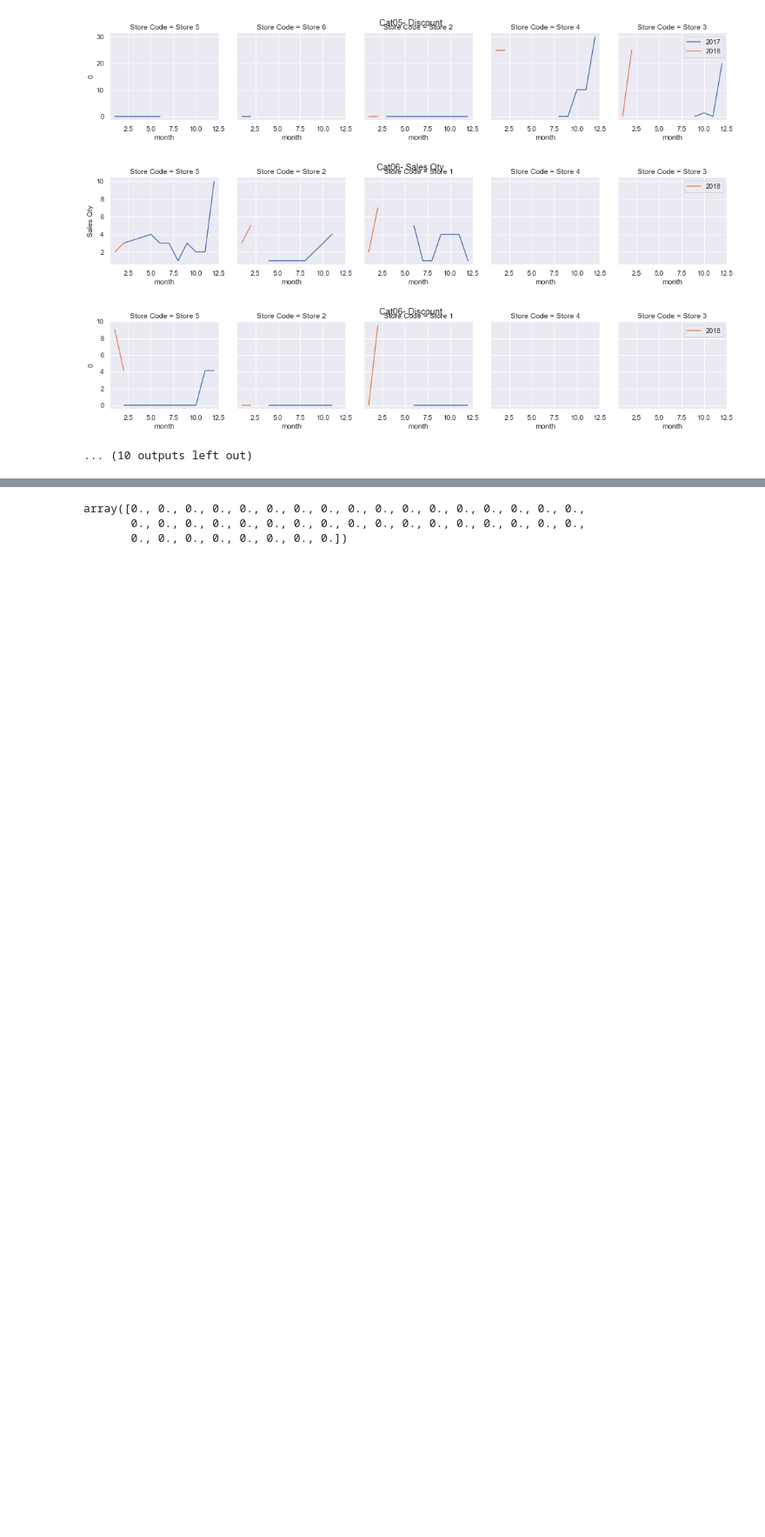
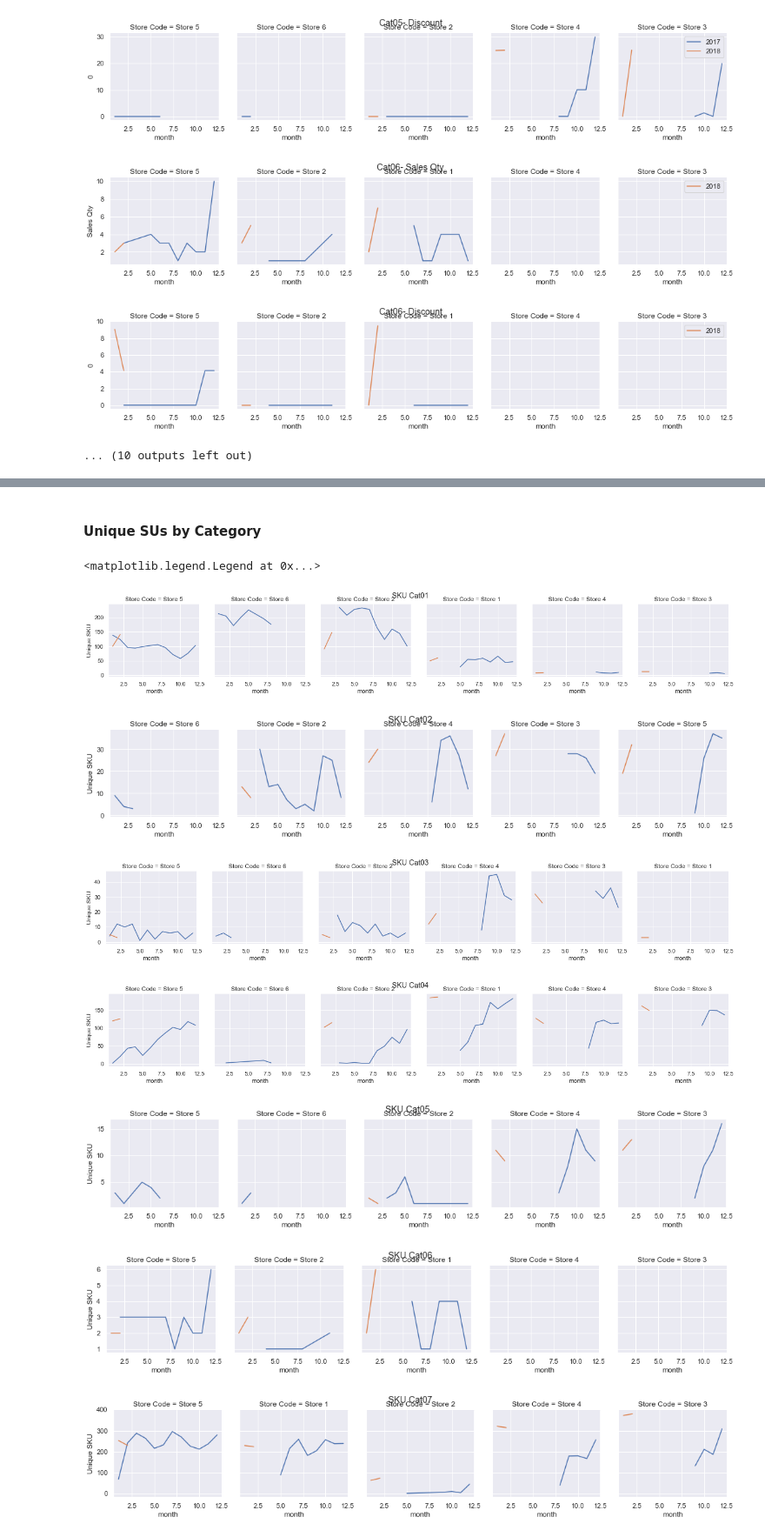
Before and after one commit to Somani-Harsh/data-science-python, a Jupyter notebook: Store Sales Data -- Analysis.ipynb, the cells around one changed output, grey strips where cells are left out. Shown at 87% size. Drawn from its saved outputs; the diff is of its cells as text; code cells hidden in the pictures; blank space fills up the shorter version.

```diff
--- a/Store Sales Data -- Analysis.ipynb
+++ b/Store Sales Data -- Analysis.ipynb
@@ -448,6 +255,0 @@ KeyError: 'week'
-# %%
-margin_bottom
-# %% [output]
-array([0., 0., 0., 0., 0., 0., 0., 0., 0., 0., 0., 0., 0., 0., 0., 0., 0.,
-       0., 0., 0., 0., 0., 0., 0., 0., 0., 0., 0., 0., 0., 0., 0., 0., 0.,
-       0., 0., 0., 0., 0., 0., 0., 0.])
@@ -455,0 +256,25 @@ df.plot.bar?
+# %% [markdown]
+#### Unique SUs by Category
+# %%
+grouped = master_df.groupby(["Category"])
+
+for category in categories:
+    temp = grouped.get_group(category)
+    frame = temp.groupby(["year", "month", "Store Code"])["SKU Code"].nunique().reset_index()
+    frame.columns = ["year", "month", "Store Code", "Unique SKU"]
+
+    if frame.shape[0] > 0:
+        g = sns.FacetGrid(frame, col="Store Code", hue="year", margin_titles=True)
+        g.map(plt.plot, "month", "Unique SKU")
+        g.fig.suptitle("SKU " + category)
+
+plt.legend()
+# %% [output]
+<matplotlib.legend.Legend at 0x...>
+[figure, added]
+[figure, added]
+[figure, added]
+[figure, added]
+[figure, added]
+[figure, added]
+[figure, added]
```
Also changed, not shown: parts of 42 cells of this notebook, 1 other file.
